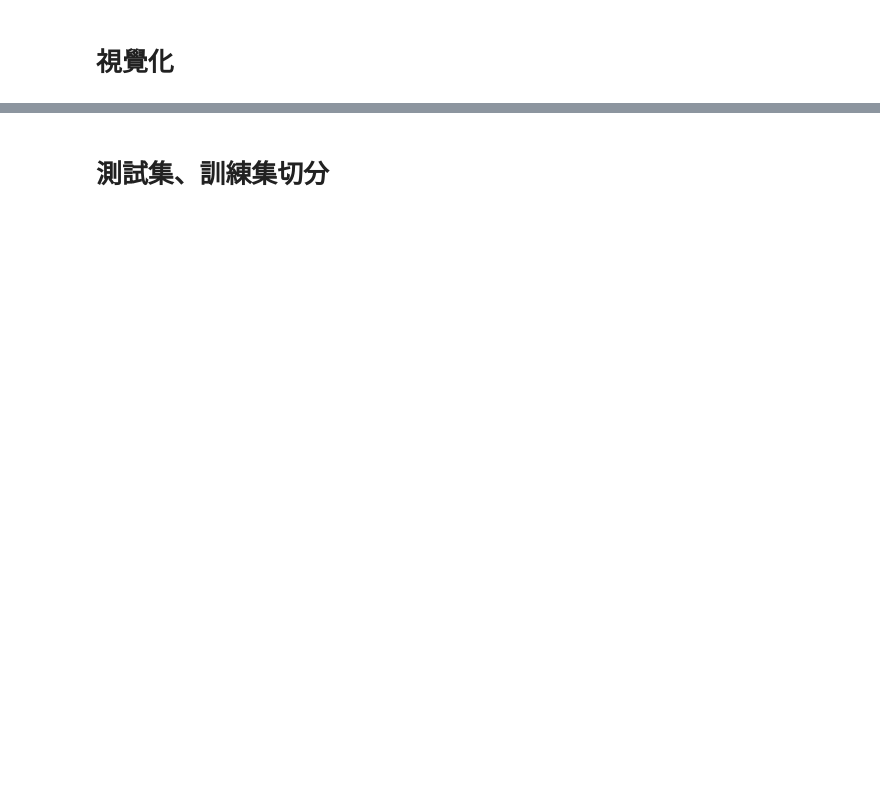
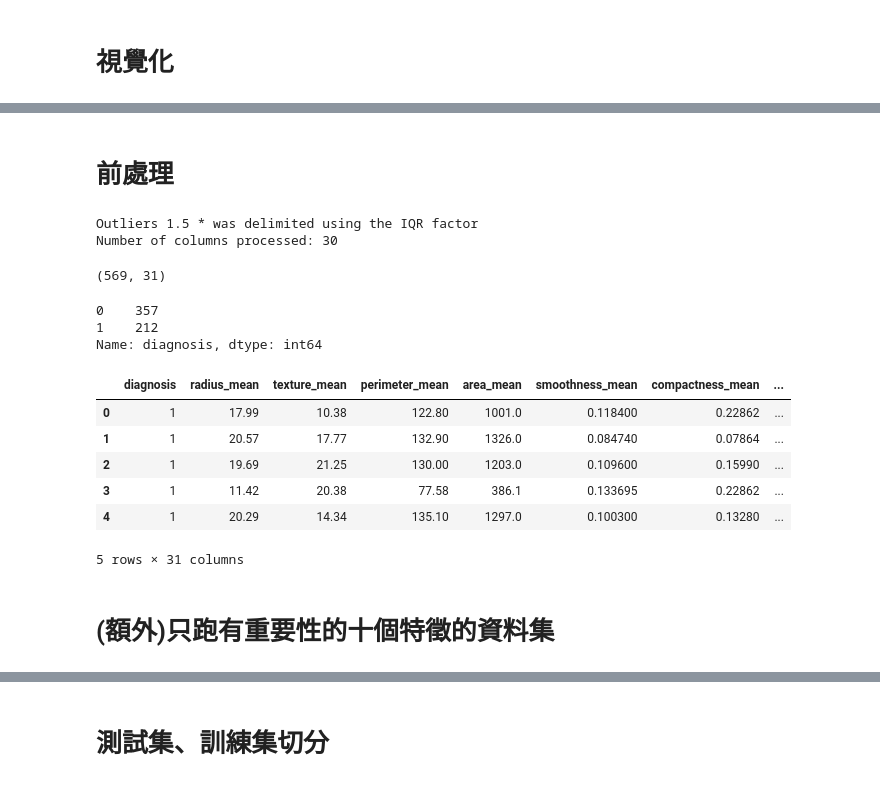
Before and after one commit to VanessaYuan/Machine-learning, a Jupyter notebook: 機器學習期末(碩班).ipynb, the cells around one changed output, grey strips where cells are left out. Drawn from its saved outputs; the diff is of its cells as text; code cells hidden in the pictures; blank space fills up the shorter version.

```diff
--- a/機器學習期末(碩班).ipynb
+++ b/機器學習期末(碩班).ipynb
@@ -346,0 +217,63 @@ plot_distributions(X)
+# %% [markdown]
+# 前處理
+# %%
+#刪除異常值
+def mod_outliers(df, factor=1.5):
+
+    # Select the numeric columns
+    numeric_cols = df.select_dtypes(include=[np.number]).columns
+
+    # Calculate the IQR
+    Q1 = df[numeric_cols].quantile(0.25)
+    Q3 = df[numeric_cols].quantile(0.75)
+    IQR = Q3 - Q1
+
+    # Calculate lower and upper limits
+    lower_bound = Q1 - factor * IQR
+    upper_bound = Q3 + factor * IQR
+
+    # Limit outliers
+    df_clipped = df.copy()
+    for col in numeric_cols:
+        df_clipped[col] = df_clipped[col].clip(lower_bound[col], upper_bound[col])
+
+    print(f"Outliers {factor} * was delimited using the IQR factor")
+    print(f"Number of columns processed: {len(numeric_cols)}")
+
+    return df_clipped
+
+# Use Function
+df_cleaned = mod_outliers(df)
+
+# 無異常值！！
+# %% [output]
+Outliers 1.5 * was delimited using the IQR factor
+Number of columns processed: 30
+# %%
+#計算資料筆數與欄位數
+df_cleaned.shape
+# %% [output]
+(569, 31)
+# %%
+# 將目標變數 'diagnosis' 編碼成數值型
+df_cleaned['diagnosis'] = df_cleaned['diagnosis'].map({'M': 1, 'B': 0})
+
+# 確認轉換結果
+print(df_cleaned['diagnosis'].value_counts())
+# %% [output]
+0    357
+1    212
+Name: diagnosis, dtype: int64
+# %%
+#顯示資料集前五筆
+df_cleaned.head()
+# %% [output]
+|  | diagnosis | radius_mean | texture_mean | perimeter_mean | area_mean | smoothness_mean | compactness_mean | ... |
+| 0 | 1 | 17.99 | 10.38 | 122.80 | 1001.0 | 0.118400 | 0.22862 | ... |
+| 1 | 1 | 20.57 | 17.77 | 132.90 | 1326.0 | 0.084740 | 0.07864 | ... |
+| 2 | 1 | 19.69 | 21.25 | 130.00 | 1203.0 | 0.109600 | 0.15990 | ... |
+| 3 | 1 | 11.42 | 20.38 | 77.58 | 386.1 | 0.133695 | 0.22862 | ... |
+| 4 | 1 | 20.29 | 14.34 | 135.10 | 1297.0 | 0.100300 | 0.13280 | ... |
+5 rows × 31 columns
+# %% [markdown]
+# (額外)只跑有重要性的十個特徵的資料集
```
Also changed, not shown: parts of 32 cells of this notebook.
